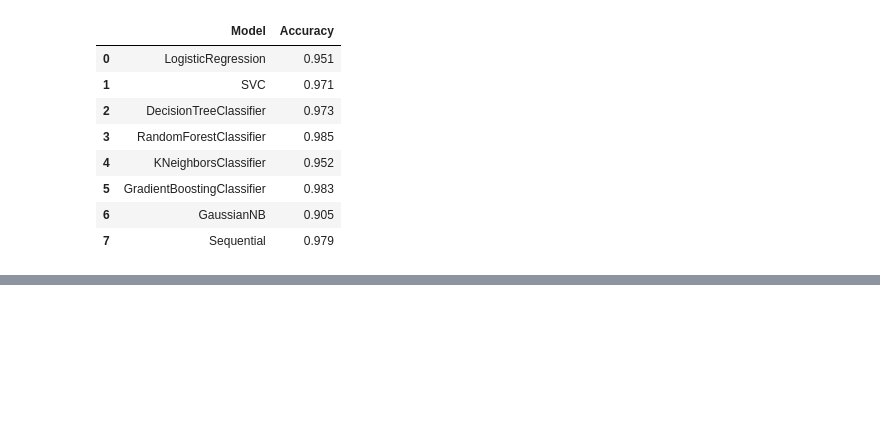
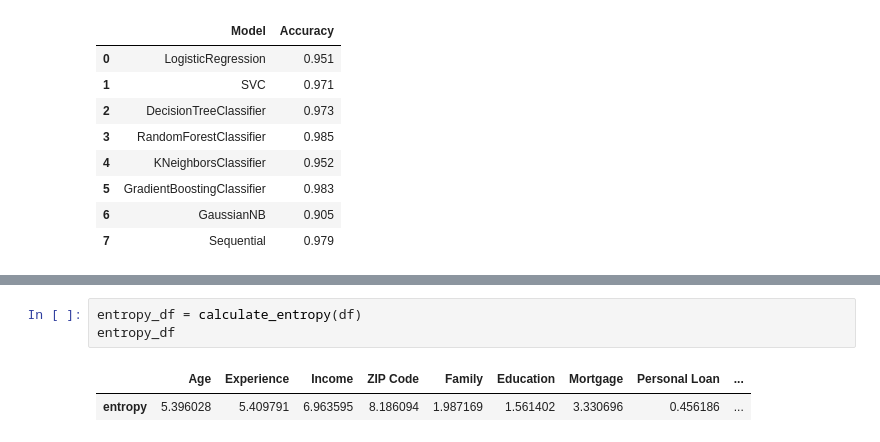
Before and after one commit to MaukanMir/Bank-Load-CreditCard-Classifier, a Jupyter notebook: training.ipynb, the cells around one changed output, grey strips where cells are left out. Cells and saved outputs as stored; diff of their text form; blank space fills up the shorter version.

```diff
--- a/training.ipynb
+++ b/training.ipynb
@@ -333,0 +346,6 @@ GaussianNB Accuracy: 0.905
+# %%
+entropy_df = calculate_entropy(df)
+entropy_df
+# %% [output]
+|  | Age | Experience | Income | ZIP Code | Family | Education | Mortgage | Personal Loan | ... |
+| entropy | 5.396028 | 5.409791 | 6.963595 | 8.186094 | 1.987169 | 1.561402 | 3.330696 | 0.456186 | ... |
```
Also changed, not shown: parts of 2 cells of this notebook.
